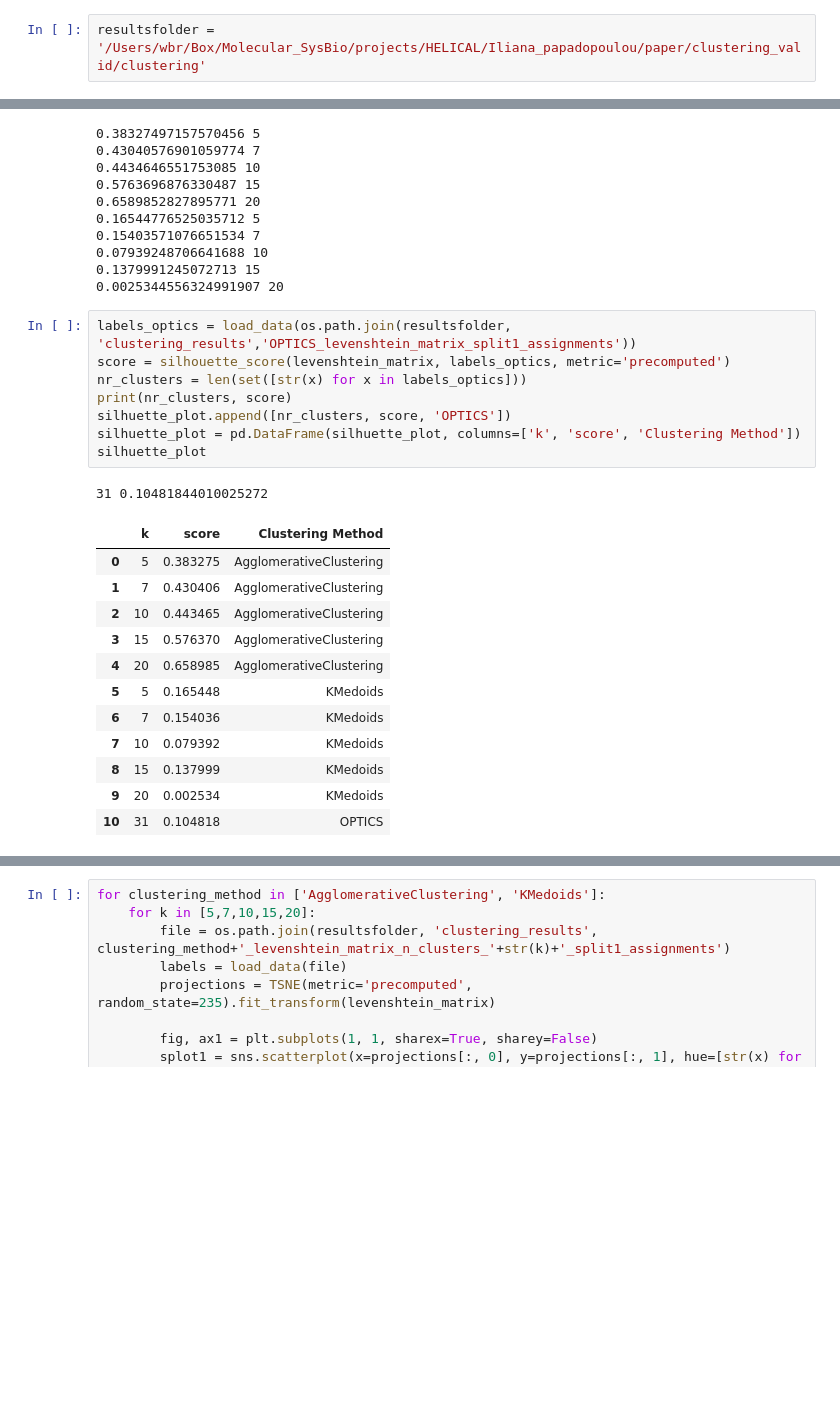
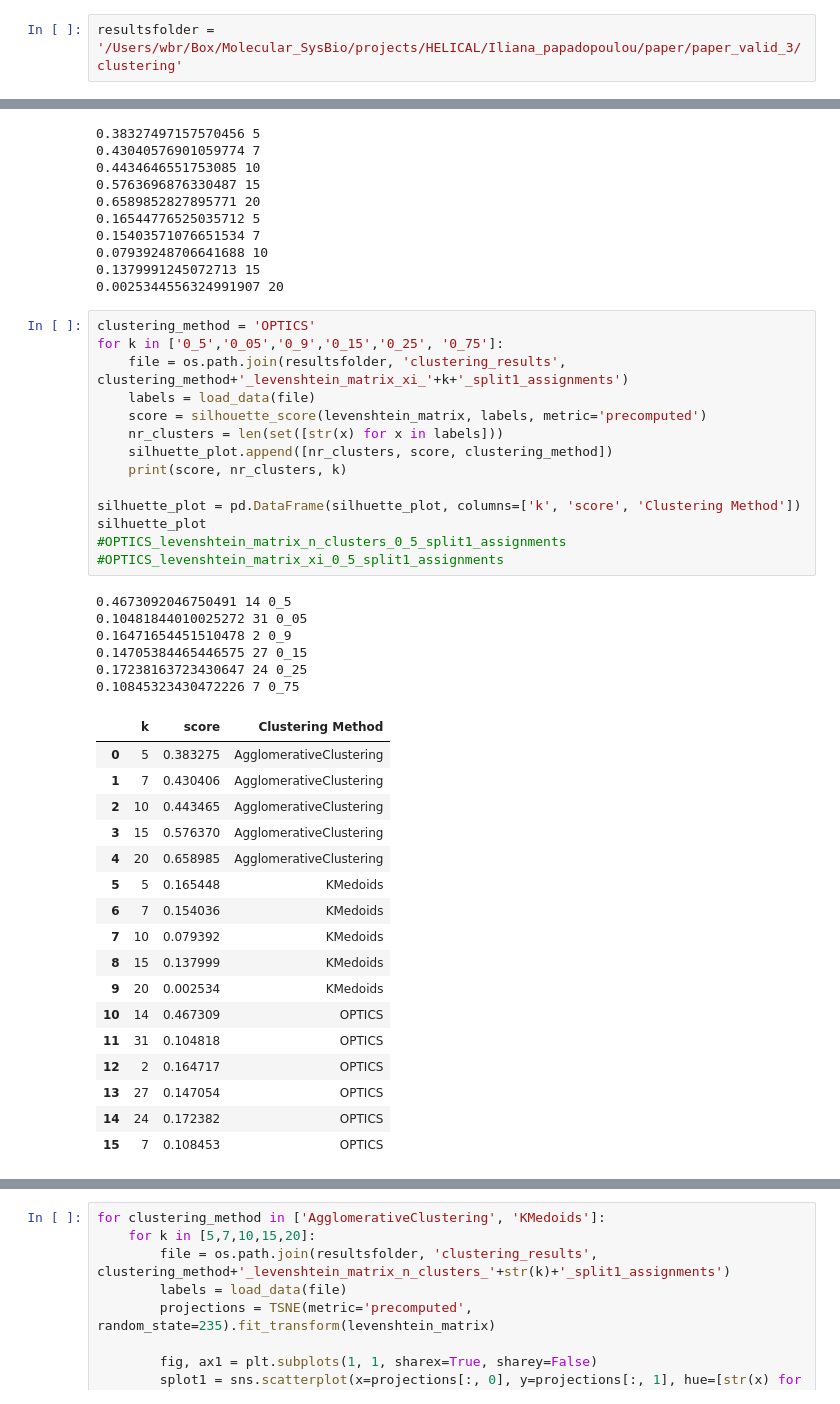
Before and after one commit to phineasng/DECODE, a Jupyter notebook: notebooks_figures/clustering_figure.ipynb, the cells around one changed output, grey strips where cells are left out. Cells and saved outputs as stored; diff of their text form; blank space fills up the shorter version.

```diff
--- a/notebooks_figures/clustering_figure.ipynb
+++ b/notebooks_figures/clustering_figure.ipynb
@@ -9,7 +9,7 @@ from sklearn.metrics import silhouette_score
 import pandas as pd
 from sklearn.manifold import TSNE
 # %%
-resultsfolder = '/Users/wbr/Box/Molecular_SysBio/projects/HELICAL/Iliana_papadopoulou/paper/clustering_valid/clustering'
+resultsfolder = '/Users/wbr/Box/Molecular_SysBio/projects/HELICAL/Iliana_papadopoulou/paper/paper_valid_3/clustering'
 # %%
 levenshtein_matrix = load_data(os.path.join(resultsfolder,'clustering_preprocessing/levenshtein_matrix_1'))
 levenshtein_matrix.shape
@@ -37,27 +37,43 @@ for clustering_method in ['AgglomerativeClustering', 'KMedoids']:
 0.1379991245072713 15
 0.0025344556324991907 20
 # %%
-labels_optics = load_data(os.path.join(resultsfolder, 'clustering_results','OPTICS_levenshtein_matrix_split1_assignments'))
-score = silhouette_score(levenshtein_matrix, labels_optics, metric='precomputed')
-nr_clusters = len(set([str(x) for x in labels_optics]))
-print(nr_clusters, score)
-silhuette_plot.append([nr_clusters, score, 'OPTICS'])
+clustering_method = 'OPTICS'
+for k in ['0_5','0_05','0_9','0_15','0_25', '0_75']:
+    file = os.path.join(resultsfolder, 'clustering_results', clustering_method+'_levenshtein_matrix_xi_'+k+'_split1_assignments')
+    labels = load_data(file)
+    score = silhouette_score(levenshtein_matrix, labels, metric='precomputed')
+    nr_clusters = len(set([str(x) for x in labels]))
+    silhuette_plot.append([nr_clusters, score, clustering_method])
+    print(score, nr_clusters, k)
+
 silhuette_plot = pd.DataFrame(silhuette_plot, columns=['k', 'score', 'Clustering Method'])
 silhuette_plot
+#OPTICS_levenshtein_matrix_n_clusters_0_5_split1_assignments
+#OPTICS_levenshtein_matrix_xi_0_5_split1_assignments
 # %% [output]
-31 0.10481844010025272
+0.4673092046750491 14 0_5
+0.10481844010025272 31 0_05
+0.16471654451510478 2 0_9
+0.14705384465446575 27 0_15
+0.17238163723430647 24 0_25
+0.10845323430472226 7 0_75
 |  | k | score | Clustering Method |
 | 0 | 5 | 0.383275 | AgglomerativeClustering |
 | 1 | 7 | 0.430406 | AgglomerativeClustering |
 | 2 | 10 | 0.443465 | AgglomerativeClustering |
 | 3 | 15 | 0.576370 | AgglomerativeClustering |
 | 4 | 20 | 0.658985 | AgglomerativeClustering |
 | 5 | 5 | 0.165448 | KMedoids |
 | 6 | 7 | 0.154036 | KMedoids |
 | 7 | 10 | 0.079392 | KMedoids |
 | 8 | 15 | 0.137999 | KMedoids |
 | 9 | 20 | 0.002534 | KMedoids |
-| 10 | 31 | 0.104818 | OPTICS |
+| 10 | 14 | 0.467309 | OPTICS |
+| 11 | 31 | 0.104818 | OPTICS |
+| 12 | 2 | 0.164717 | OPTICS |
+| 13 | 27 | 0.147054 | OPTICS |
+| 14 | 24 | 0.172382 | OPTICS |
+| 15 | 7 | 0.108453 | OPTICS |
 # %%
 sns.set_theme()
 sns.set_palette("colorblind")
```
Also changed, not shown: parts of 2 cells of this notebook.
